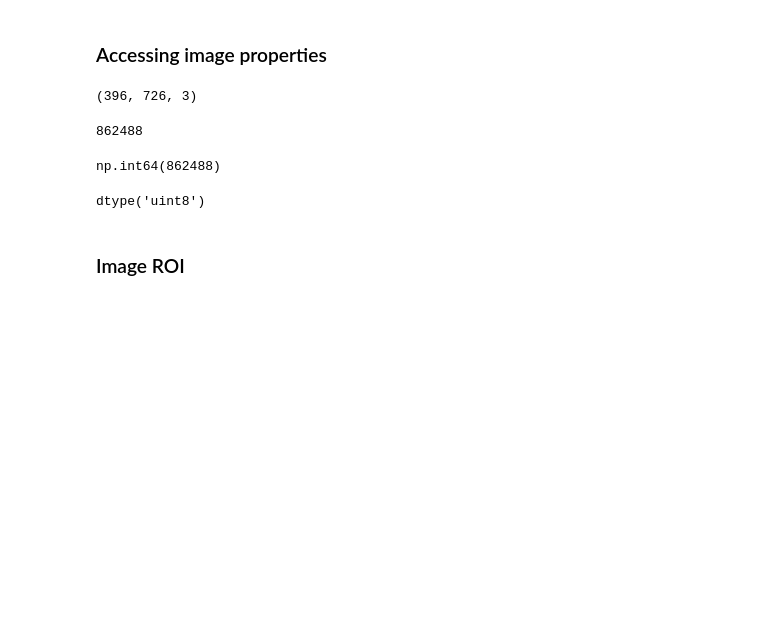
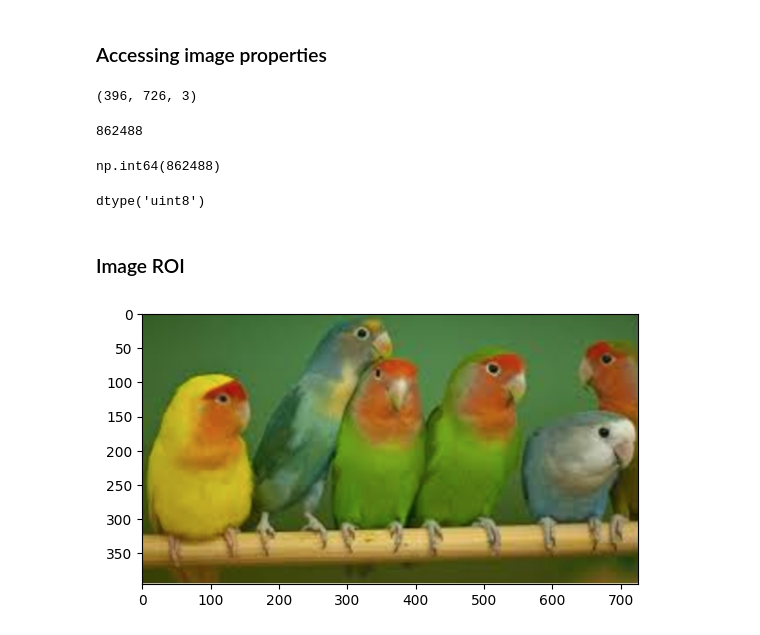
Before and after one commit to damiansp/cpu_vis, a Jupyter notebook: tutorials/open_cv/02_core_operations/01_basic_img_ops.ipynb, the cells around one changed output. Cells and saved outputs as stored; diff of their text form; code cells hidden in the pictures; blank space fills up the shorter version.

```diff
--- a/tutorials/open_cv/02_core_operations/01_basic_img_ops.ipynb
+++ b/tutorials/open_cv/02_core_operations/01_basic_img_ops.ipynb
@@ -25,6 +26,7 @@ faceRN5.png              pizza_bluescreen.jpg     zelda.png
 # %%
 IMG = f'../../../img'
 img = cv.imread(f'{IMG}/birds.jpg')
+img = cv.cvtColor(img, cv.COLOR_RGB2BGR)
 assert img is not None
 # %% [markdown]
 ### Accessing pixel values
@@ -58,3 +60,7 @@ img.dtype
 dtype('uint8')
 # %% [markdown]
 ### Image ROI
+# %%
+plt.imshow(img);
+# %% [output]
+[figure, added]
```
Also changed, not shown: parts of 11 cells of this notebook.
